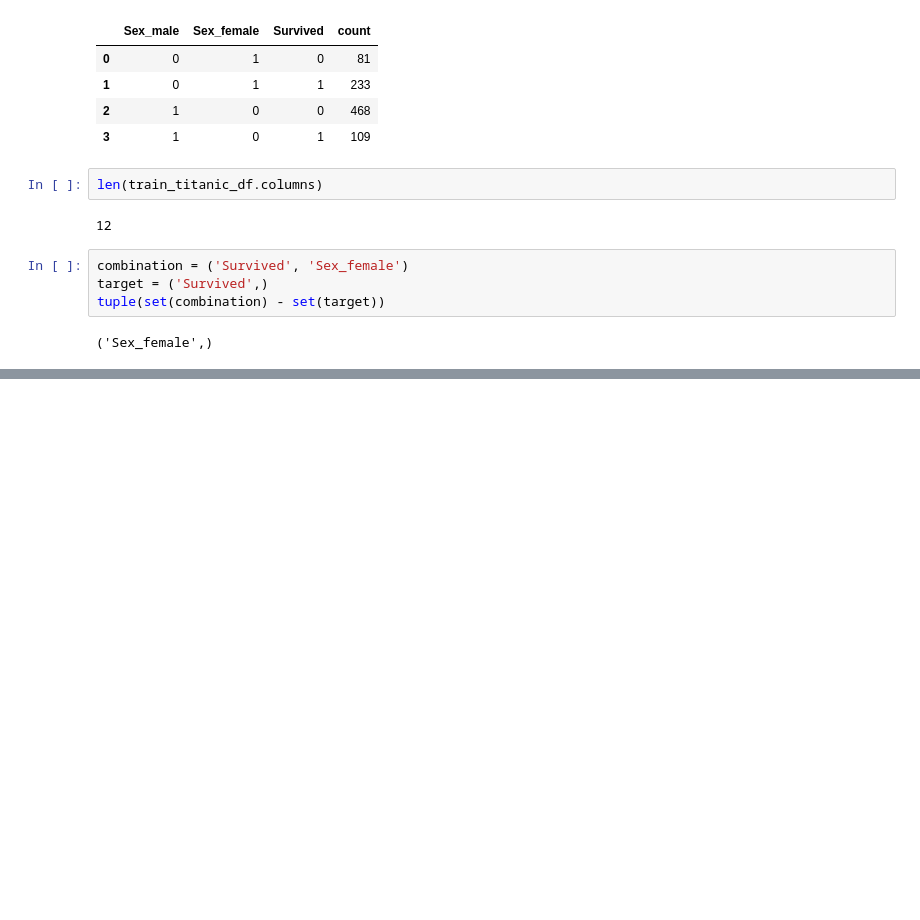
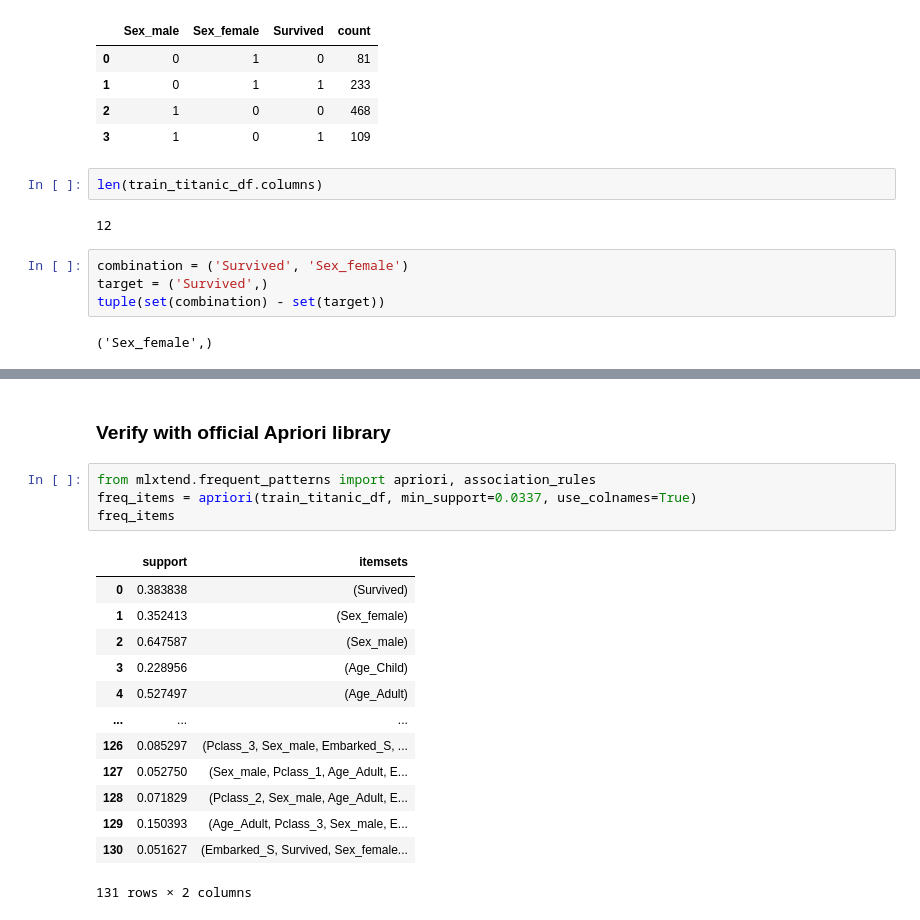
Before and after one commit to gtengwei/CZ4032-Data-Mining, a Jupyter notebook: apriori.ipynb, the cells around one changed output, grey strips where cells are left out. Cells and saved outputs as stored; diff of their text form; blank space fills up the shorter version.

```diff
--- a/apriori.ipynb
+++ b/apriori.ipynb
@@ -959,0 +1011,20 @@ Rule  18 : antecedent -> consequent:  ['Age_Adult', 'Embarked_S', 'Pclass_2'] ->
+# %% [markdown]
+<h3> Verify with official Apriori library </h3>
+# %%
+from mlxtend.frequent_patterns import apriori, association_rules
+freq_items = apriori(train_titanic_df, min_support=0.0337, use_colnames=True)
+freq_items
+# %% [output]
+|  | support | itemsets |
+| 0 | 0.383838 | (Survived) |
+| 1 | 0.352413 | (Sex_female) |
+| 2 | 0.647587 | (Sex_male) |
+| 3 | 0.228956 | (Age_Child) |
+| 4 | 0.527497 | (Age_Adult) |
+| ... | ... | ... |
+| 126 | 0.085297 | (Pclass_3, Sex_male, Embarked_S, ... |
+| 127 | 0.052750 | (Sex_male, Pclass_1, Age_Adult, E... |
+| 128 | 0.071829 | (Pclass_2, Sex_male, Age_Adult, E... |
+| 129 | 0.150393 | (Age_Adult, Pclass_3, Sex_male, E... |
+| 130 | 0.051627 | (Embarked_S, Survived, Sex_female... |
+131 rows × 2 columns
```
Also changed, not shown: parts of 16 cells of this notebook.
